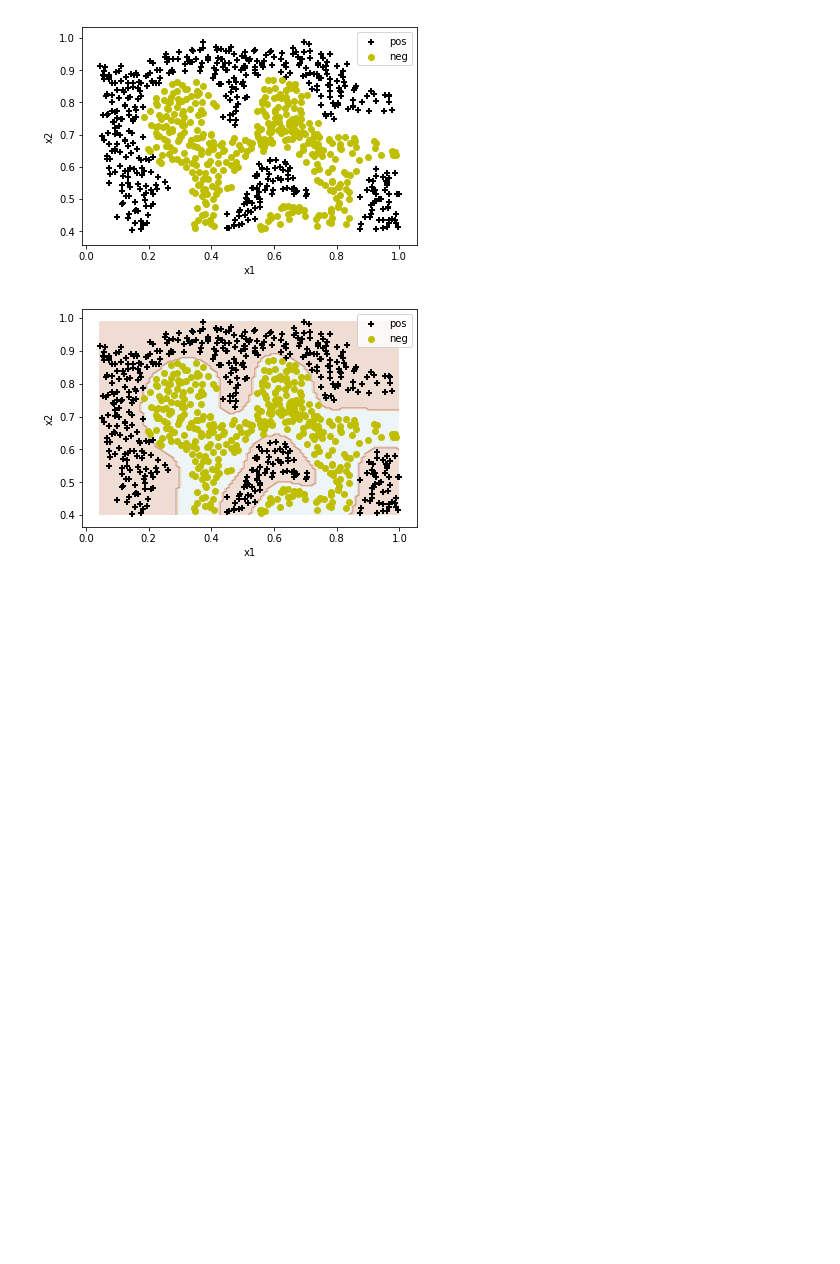
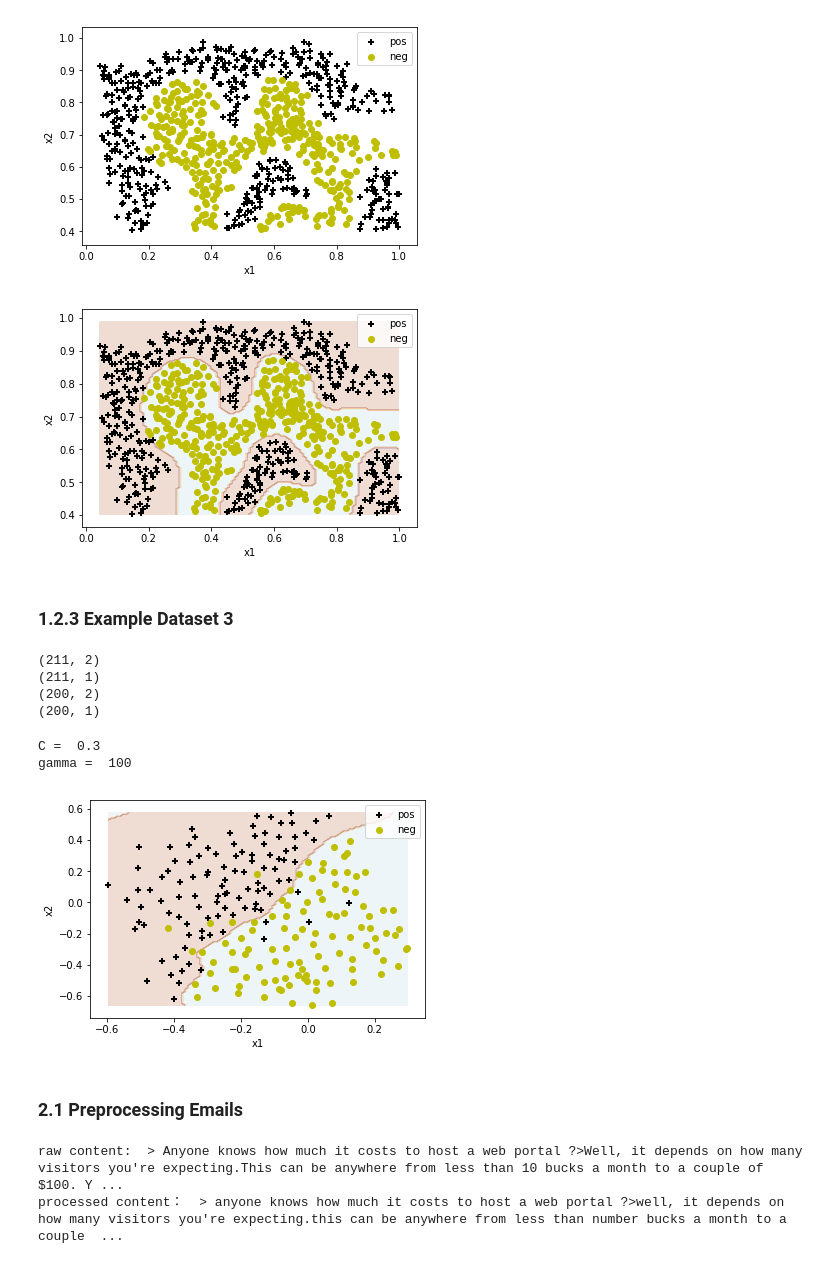
Before and after one commit to CNRio/Machine-Learning-Andrew-Ng, a Jupyter notebook: HW6 - Support Vector Machine/ex6.ipynb, the cells around one changed output. Drawn from its saved outputs; the diff is of its cells as text; code cells hidden in the pictures; blank space fills up the shorter version.

```diff
--- a/HW6 - Support Vector Machine/ex6.ipynb
+++ b/HW6 - Support Vector Machine/ex6.ipynb
@@ -112,3 +114,50 @@ clf.fit(X,y.ravel())
 visualize_boundary(X, y, clf)
 # %% [output]
 [figure]
+# %% [markdown]
+### 1.2.3 Example Dataset 3
+# %%
+data3 = loadmat('./ex6data3.mat')
+X,y = data3['X'], data3['y']
+Xval,yval = data3['Xval'], data3['yval']
+print(X.shape)
+print(y.shape)
+print(Xval.shape)
+print(yval.shape)
+# %% [output]
+(211, 2)
+(211, 1)
+(200, 2)
+(200, 1)
+# %%
+def evaluate(Xval, yval, clf):
+    pred = clf.predict(Xval)
+    return np.mean(np.square(pred.ravel() - yval.ravel()))
+# %%
+def dataset3_params(X, y, Xval, yval):
+    C_list = [0.01, 0.03, 0.1, 0.3, 1, 3, 10, 30]
+    gamma_list = [0.01, 0.03, 0.1, 0.3, 1, 3, 10, 30, 100, 200, 300]
+    best_C, best_gamma = -1, -1
+    min_loss = maxsize
+
+    for C in C_list:
+        for gamma in gamma_list:
+            clf = svm.SVC(C=C, gamma=gamma, kernel='rbf')
+            clf.fit(X, y.ravel())
+            loss = evaluate(Xval, yval, clf)
+            if loss < min_loss:
+                best_C = C
+                best_gamma = gamma
+                min_loss = loss
+                best_clf = clf
+    visualize_boundary(X, y, best_clf)
+    print('C = ', best_C)
+    print('gamma = ', best_gamma)
+# %%
+dataset3_params(X, y, Xval, yval)
+# %% [output]
+C =  0.3
+gamma =  100
+[figure, added]
+# %% [markdown]
+### 2.1 Preprocessing Emails
@@ -114,0 +206,6 @@ visualize_boundary(X, y, clf)
+# %%
+file_contents = read_file('./emailSample1.txt')
+word_indices = process_email(file_contents)
+# %% [output]
+raw content:  > Anyone knows how much it costs to host a web portal ?>Well, it depends on how many visitors you're expecting.This can be anywhere from less than 10 bucks a month to a couple of $100. Y ...
+processed content：  > anyone knows how much it costs to host a web portal ?>well, it depends on how many visitors you're expecting.this can be anywhere from less than number bucks a month to a couple  ...
```
Also changed, not shown: parts of 4 cells of this notebook.
